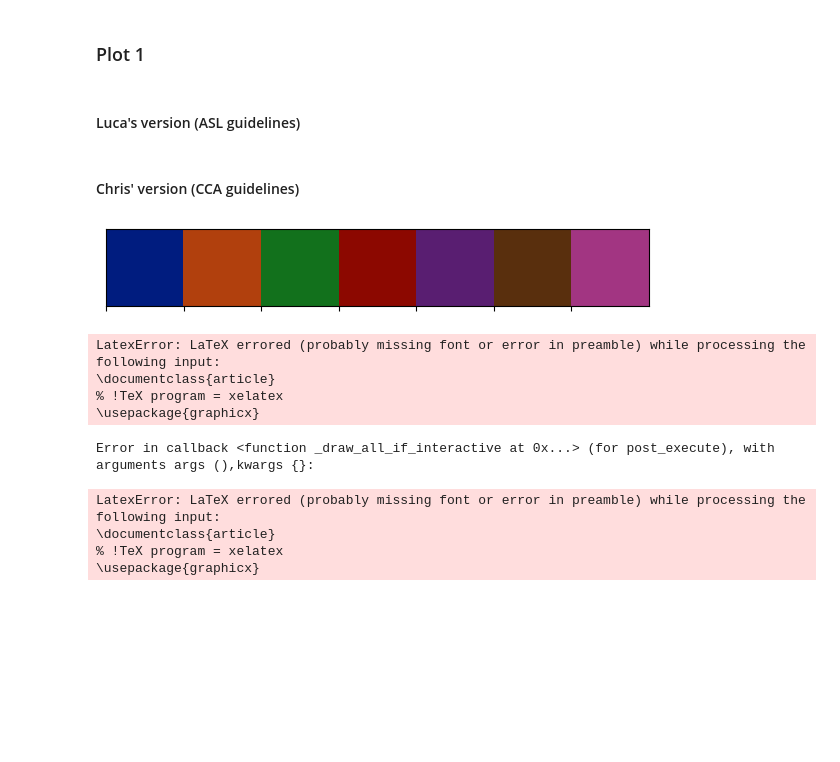
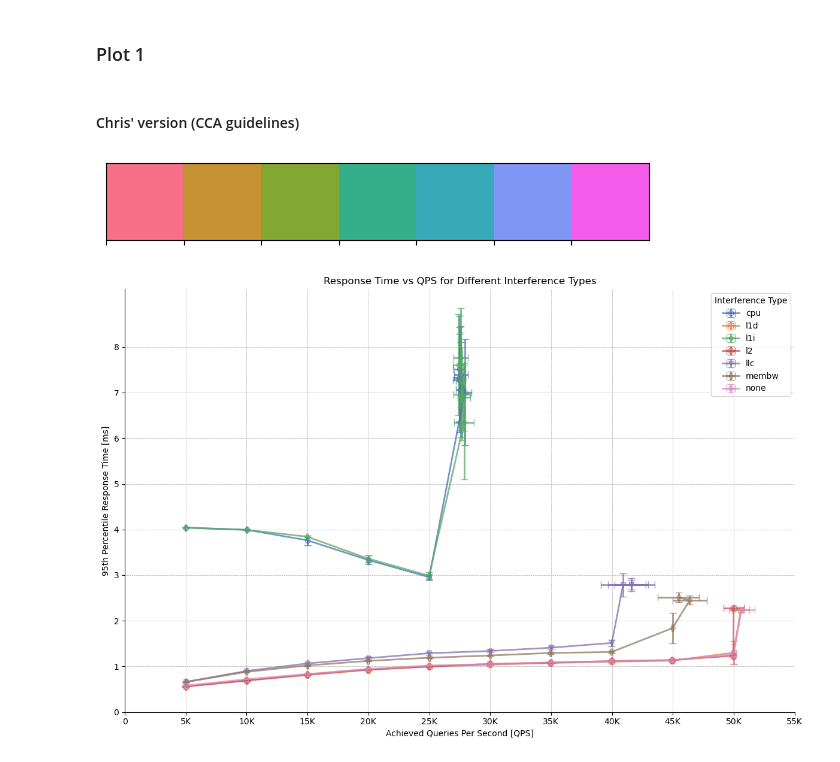
Before and after one commit to czanoli/ETH-Cloud-Computing-Architectures-2024, a Jupyter notebook: part1/plots.ipynb, the cells around one changed output. Drawn from its saved outputs; the diff is of its cells as text; code cells hidden in the pictures; blank space fills up the shorter version.

Commit message:
minor changes to plot aestethic

```diff
--- a/part1/plots.ipynb
+++ b/part1/plots.ipynb
@@ -27,5 +27,3 @@ for file in os.listdir(folder_path):
         dfs[f'{interference_type}_{run_number}'] = data
 # %% [markdown]
 ### Plot 1
-# %% [markdown]
-#### Luca's version (ASL guidelines)
@@ -34,17 +30,18 @@ for file in os.listdir(folder_path):
 # %% [markdown]
 #### Chris' version (CCA guidelines)
 # %%
-# try: deep, muted, bright, , tab10, pastel, dark, colorblind, husl, hls
-sns.palplot(sns.color_palette("dark", 7))
+# try: deep, muted, bright, tab10, pastel, dark, colorblind, husl, hls
+sns.palplot(sns.color_palette("deep", 7))
 # %% [output]
-[figure, old version]
+[figure, new version]
 # %%
 # Plot Style
 plt.style.use('default')
-fig, ax = plt.subplots(figsize=(10, 5), dpi=100)
+fig, ax = plt.subplots(figsize=(12, 8))
 # Seaborn colors
-colors = sns.color_palette("tab10", 7)
+colors = sns.color_palette("deep", 7)
 ax.set_prop_cycle('color', colors)
+markers = ['o-', 's-', 'p-', 'D-', 'v-', 'd-', 'H-']
 
 for key in sorted(dfs.keys()):
     parts = key.split('_')
@@ -71,23 +68,24 @@ for i, (interference_type, df_list) in enumerate(grouped_dfs.items()):
         qps_means.append(np.mean(qps_values))
         qps_stds.append(np.std(qps_values, ddof=1))
 
-    ax.errorbar(qps_means, p95_means, xerr=qps_stds, yerr=p95_stds, fmt=".-", linewidth=0.75, alpha=0.7, capsize=4, label=interference_type)
+    ax.errorbar(qps_means, p95_means, xerr=qps_stds, yerr=p95_stds, fmt=markers[i], linewidth=2,
+                alpha=0.75, capsize=4, fillstyle="none", label=interference_type)
 
 # Plot Style
 ax.spines['top'].set_visible(False)
 ax.spines['right'].set_visible(False)
 ax.set_facecolor('white')
-ax.legend(title='Interference Type', loc='upper left', bbox_to_anchor=(1, 1))
+ax.legend(title='Interference Type')
 x_labels = ['0', '5K', '10K', '15K', '20K', '25K', '30K', '35K', '40K', '45K', '50K', '55K']
 ax.set_xticks(range(0, 56, 5), x_labels)
 y_labels = ['0', '1', '2', '3', '4', '5', '6', '7', '8']
 ax.set_yticks(range(0, 9, 1), y_labels)
 ax.grid(True, color='darkgrey', linestyle='--', linewidth=0.5)
-ax.set_xlabel('Achieved Queries Per Second (QPS)')
-ax.set_ylabel('95th Percentile Response Time (ms)')
+ax.set_xlabel('Achieved Queries Per Second [QPS]')
+ax.set_ylabel('95th Percentile Response Time [ms]')
 ax.set_title('Response Time vs QPS for Different Interference Types')
 fig.tight_layout()
-if False:
+if True:
     plt.show()
 else:
     matplotlib.use("pgf")
@@ -97,12 +95,4 @@ else:
     plt.rc("text", usetex=True)
     plt.savefig("plots/plot1_CCA_guidelines.pgf", bbox_inches="tight")
 # %% [output]
-LatexError: LaTeX errored (probably missing font or error in preamble) while processing the following input:
-\documentclass{article}
-% !TeX program = xelatex
-\usepackage{graphicx}
-Error in callback <function _draw_all_if_interactive at 0x...> (for post_execute), with arguments args (),kwargs {}:
-LatexError: LaTeX errored (probably missing font or error in preamble) while processing the following input:
-\documentclass{article}
-% !TeX program = xelatex
-\usepackage{graphicx}
+[figure, added]
```
Also changed, not shown: parts of 1 cell of this notebook.
